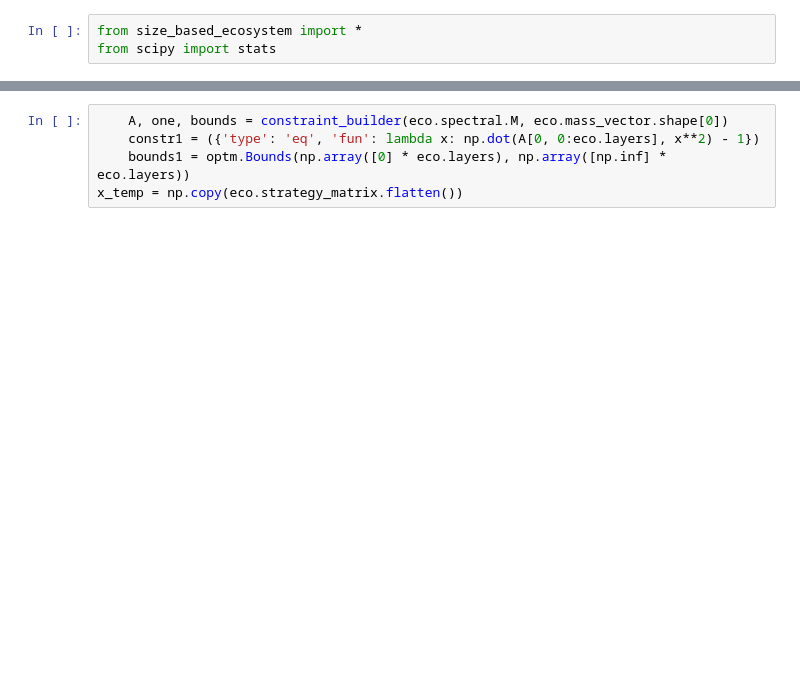
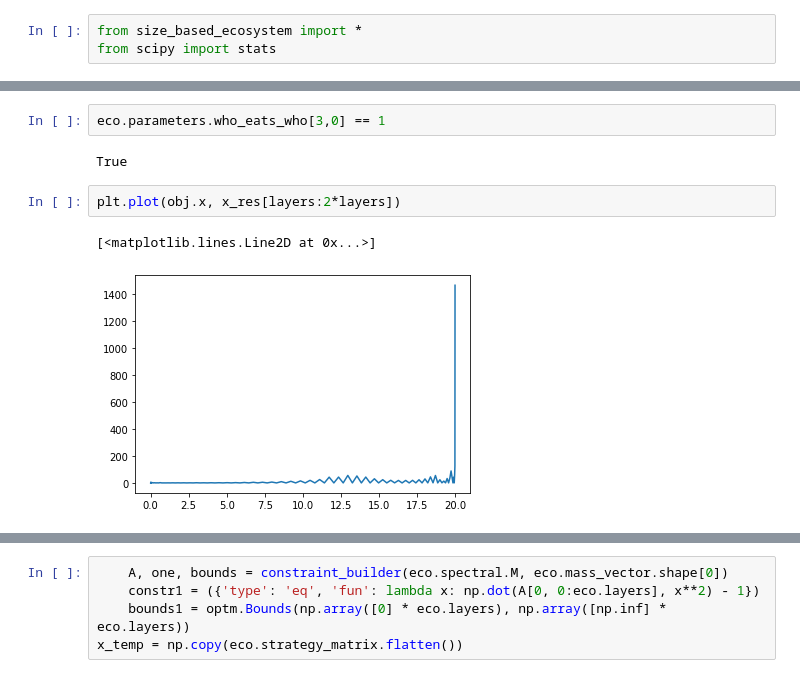
Before and after one commit to jemff/food_web, a Jupyter notebook: Data_exploration.ipynb, the cells around one changed output, grey strips where cells are left out. Cells and saved outputs as stored; diff of their text form; blank space fills up the shorter version.

```diff
--- a/Data_exploration.ipynb
+++ b/Data_exploration.ipynb
@@ -118,0 +261,9 @@ if simulate is True:
+# %%
+eco.parameters.who_eats_who[3,0] == 1
+# %% [output]
+True
+# %%
+plt.plot(obj.x, x_res[layers:2*layers])
+# %% [output]
+[<matplotlib.lines.Line2D at 0x...>]
+[figure, added]
```
Also changed, not shown: parts of 34 cells of this notebook, 6 other files.
